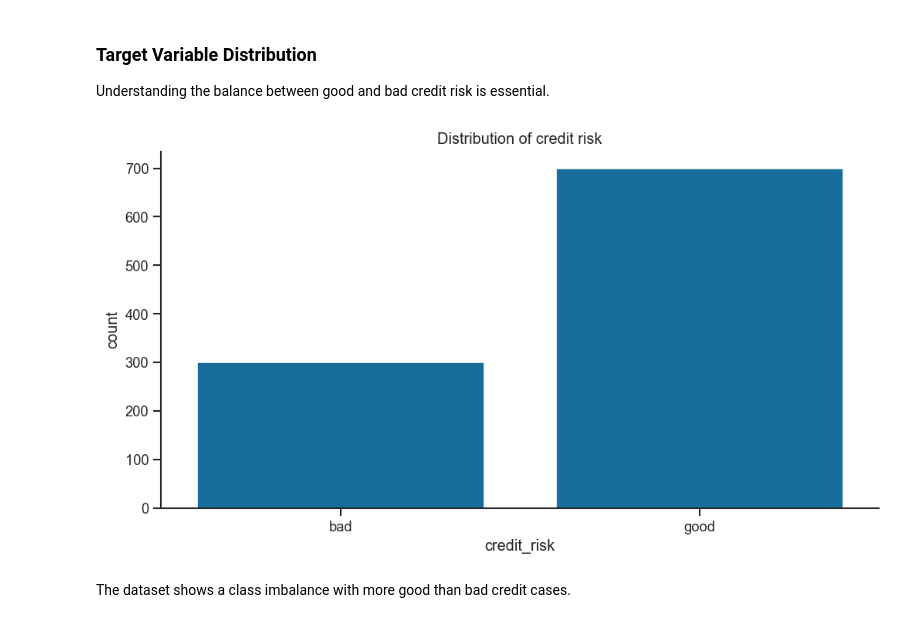
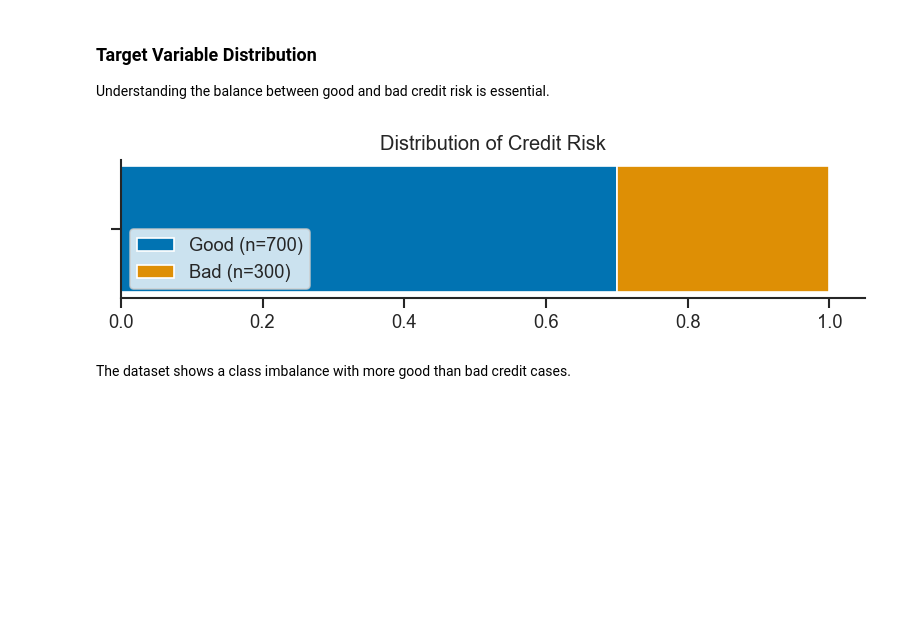
Before and after one commit to alexwill314/german_credit_eda, a Jupyter notebook: notebooks/German_Credit_Data_Analysis.ipynb, the cells around one changed output. Cells and saved outputs as stored; diff of their text form; code cells hidden in the pictures; blank space fills up the shorter version.

Commit message:
changed plot for credit risk distribution

```diff
--- a/notebooks/German_Credit_Data_Analysis.ipynb
+++ b/notebooks/German_Credit_Data_Analysis.ipynb
@@ -196,11 +196,17 @@ Focus is placed on:
 Understanding the balance between good and bad credit risk is essential.
 # %%
 #risk distribution
-sns.countplot(data=df, x='credit_risk')
-plt.title('Distribution of credit risk')
+good = (df["credit_risk"] == "good").mean()
+counts = df["credit_risk"].value_counts()
+
+fig, ax = plt.subplots(figsize=(8, 1.5))
+ax.barh([""], [good], label=f"Good (n={counts['good']})")
+ax.barh([""], [1 - good], left=[good], label=f"Bad (n={counts['bad']})")
+ax.set(title="Distribution of Credit Risk")
+ax.legend(loc="lower left")
 plt.show()
 # %% [output]
-[figure, old version]
+[figure, new version]
 # %% [markdown]
 The dataset shows a class imbalance with more good than bad credit cases.
 # %% [markdown]
```
